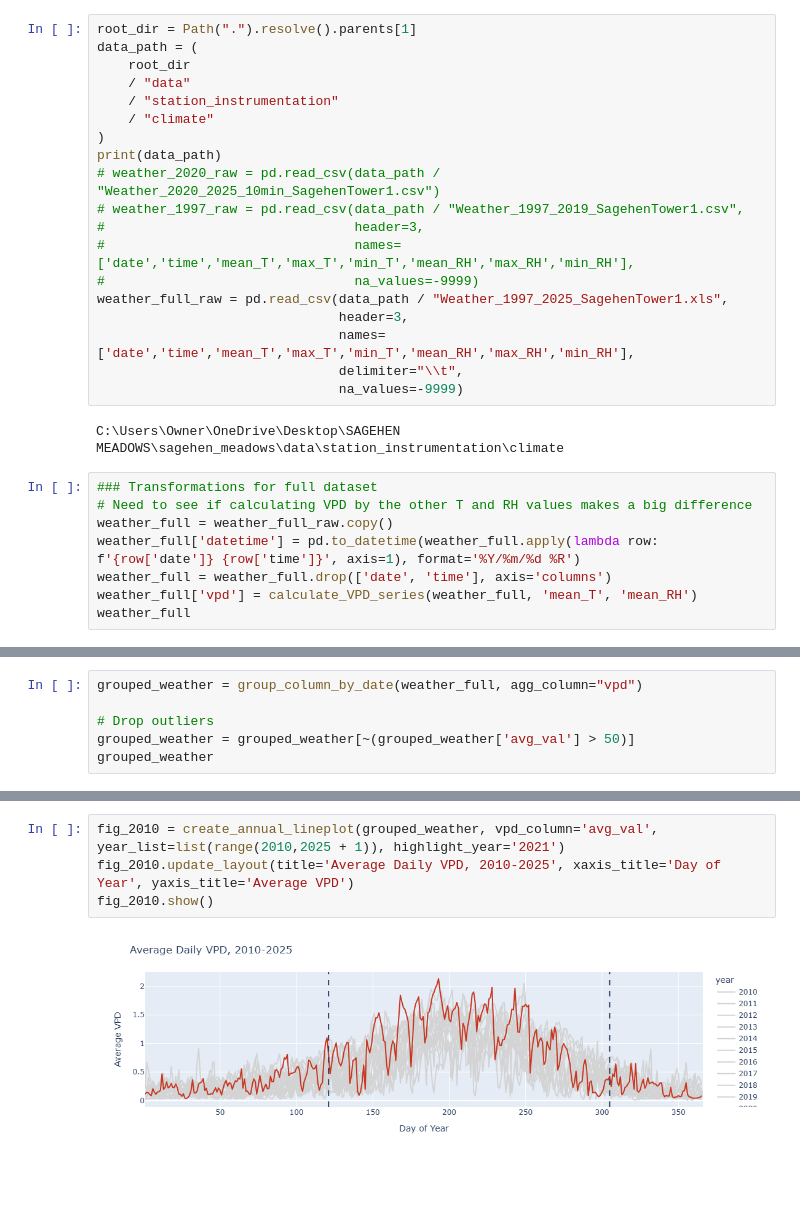
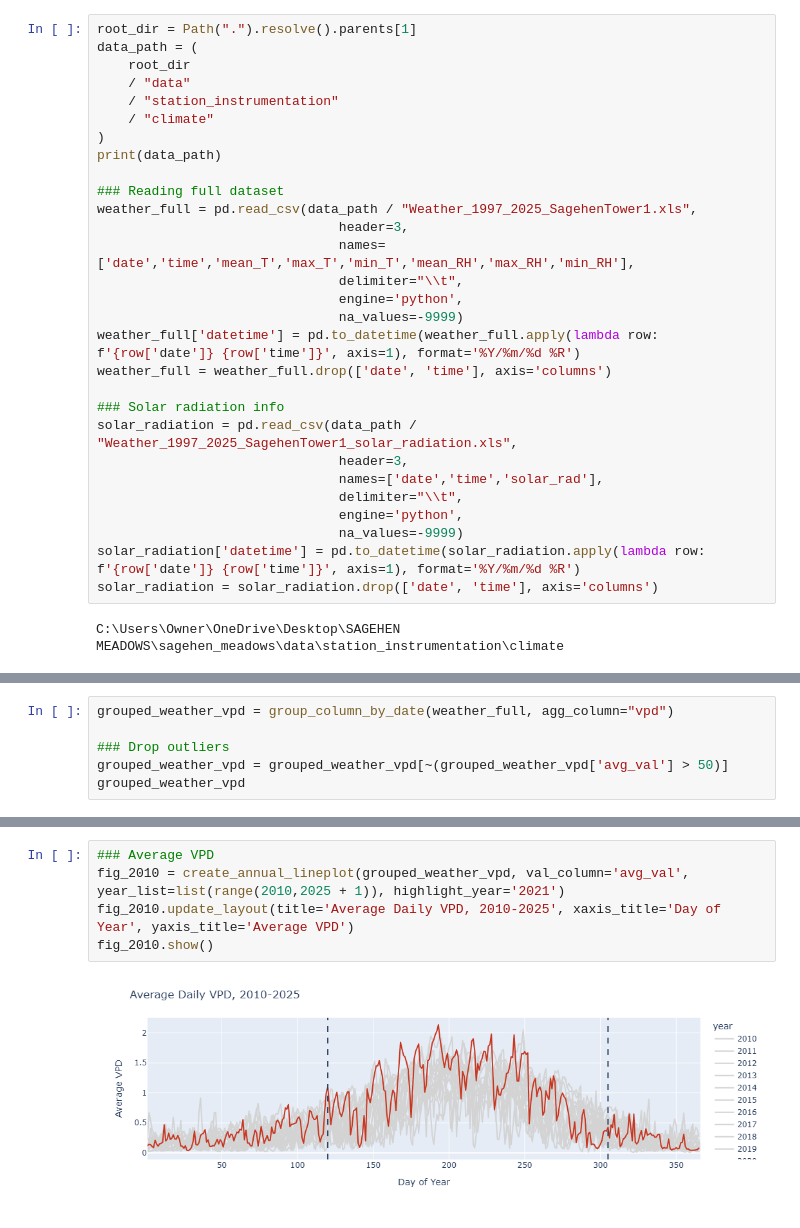
Before and after one commit to jnatali/sagehen_meadows, a Jupyter notebook: scripts/climate/VPD_long_term_analysis.ipynb, the cells around one changed output, grey strips where cells are left out. Drawn from its saved outputs; the diff is of its cells as text; blank space fills up the shorter version.

```diff
--- a/scripts/climate/VPD_long_term_analysis.ipynb
+++ b/scripts/climate/VPD_long_term_analysis.ipynb
@@ -108,23 +114,25 @@ data_path = (
     / "climate"
 )
 print(data_path)
-# weather_2020_raw = pd.read_csv(data_path / "Weather_2020_2025_10min_SagehenTower1.csv")
-# weather_1997_raw = pd.read_csv(data_path / "Weather_1997_2019_SagehenTower1.csv",
-#                                header=3,
-#                                names=['date','time','mean_T','max_T','min_T','mean_RH','max_RH','min_RH'],
-#                                na_values=-9999)
-weather_full_raw = pd.read_csv(data_path / "Weather_1997_2025_SagehenTower1.xls",
+
+### Reading full dataset
+weather_full = pd.read_csv(data_path / "Weather_1997_2025_SagehenTower1.xls",
                                header=3,
                                names=['date','time','mean_T','max_T','min_T','mean_RH','max_RH','min_RH'],
                                delimiter="\\t",
+                               engine='python',
                                na_values=-9999)
+weather_full['datetime'] = pd.to_datetime(weather_full.apply(lambda row: f'{row['date']} {row['time']}', axis=1), format='%Y/%m/%d %R')
+weather_full = weather_full.drop(['date', 'time'], axis='columns')
+
+### Solar radiation info
+solar_radiation = pd.read_csv(data_path / "Weather_1997_2025_SagehenTower1_solar_radiation.xls",
+                               header=3,
+                               names=['date','time','solar_rad'],
+                               delimiter="\\t",
+                               engine='python',
+                               na_values=-9999)
+solar_radiation['datetime'] = pd.to_datetime(solar_radiation.apply(lambda row: f'{row['date']} {row['time']}', axis=1), format='%Y/%m/%d %R')
+solar_radiation = solar_radiation.drop(['date', 'time'], axis='columns')
 # %% [output]
 C:\Users\Owner\OneDrive\Desktop\SAGEHEN MEADOWS\sagehen_meadows\data\station_instrumentation\climate
-# %%
-### Transformations for full dataset
-# Need to see if calculating VPD by the other T and RH values makes a big difference
-weather_full = weather_full_raw.copy()
-weather_full['datetime'] = pd.to_datetime(weather_full.apply(lambda row: f'{row['date']} {row['time']}', axis=1), format='%Y/%m/%d %R')
-weather_full = weather_full.drop(['date', 'time'], axis='columns')
-weather_full['vpd'] = calculate_VPD_series(weather_full, 'mean_T', 'mean_RH')
-weather_full
@@ -209,6 +216,6 @@ weather_2020.head()
 # %%
-grouped_weather = group_column_by_date(weather_full, agg_column="vpd")
+grouped_weather_vpd = group_column_by_date(weather_full, agg_column="vpd")
 
-# Drop outliers
-grouped_weather = grouped_weather[~(grouped_weather['avg_val'] > 50)]
-grouped_weather
+### Drop outliers
+grouped_weather_vpd = grouped_weather_vpd[~(grouped_weather_vpd['avg_val'] > 50)]
+grouped_weather_vpd
@@ -229,7 +286,8 @@ grouped_weather
 # %%
-fig_2010 = create_annual_lineplot(grouped_weather, vpd_column='avg_val', year_list=list(range(2010,2025 + 1)), highlight_year='2021')
+### Average VPD
+fig_2010 = create_annual_lineplot(grouped_weather_vpd, val_column='avg_val', year_list=list(range(2010,2025 + 1)), highlight_year='2021')
 fig_2010.update_layout(title='Average Daily VPD, 2010-2025', xaxis_title='Day of Year', yaxis_title='Average VPD')
 fig_2010.show()
 # %% [output]
-[figure, old version]
+[figure, new version]
 # %%
```
Also changed, not shown: parts of 27 cells of this notebook, 1 other file.
